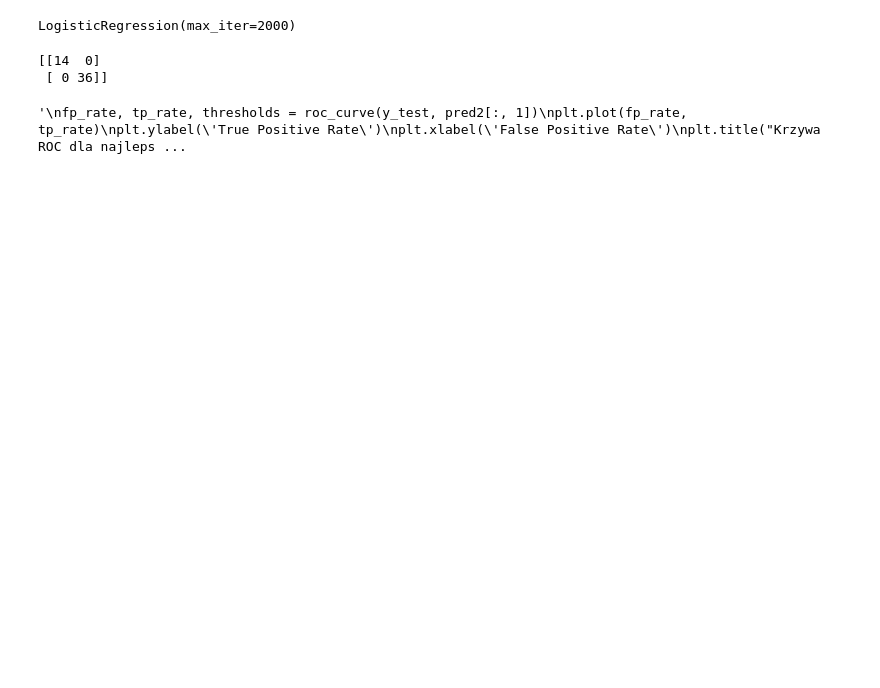
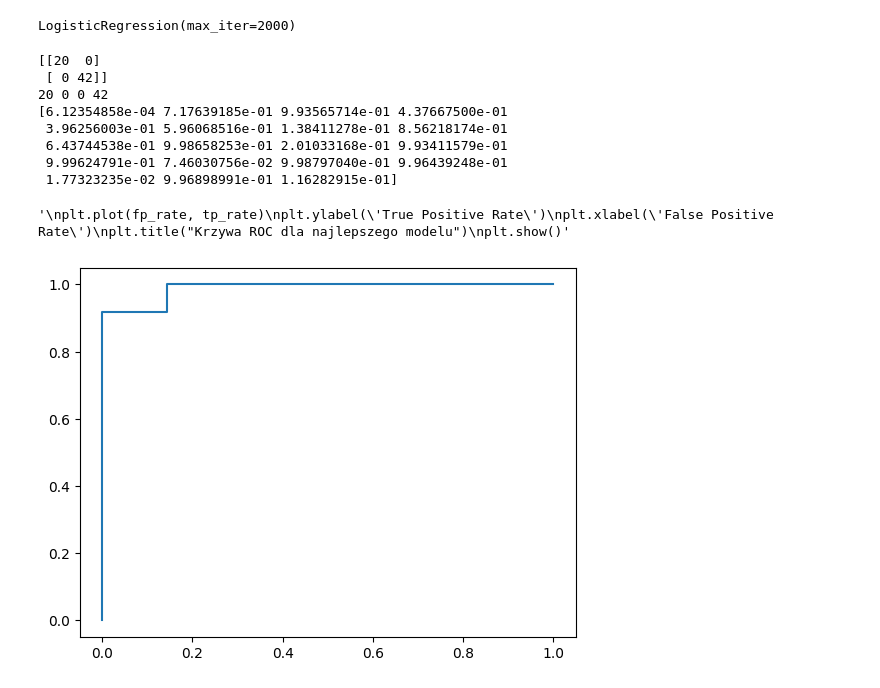
Before and after one commit to kaluznys/uczenie_maszynowe_UW, a Jupyter notebook: praca_domowa_3.ipynb, the cells around one changed output. Saved outputs shown, nothing was run; the diff lists cells and outputs as text; code cells hidden in the pictures; blank space fills up the shorter version.

```diff
--- a/praca_domowa_3.ipynb
+++ b/praca_domowa_3.ipynb
@@ -116,20 +124,39 @@ train_set = pd.DataFrame(X_train, y_train)
 valid_set = pd.DataFrame(X_valid, y_valid)
 log_r = LogisticRegression(max_iter=2000)
 log_r.fit(X_train, y_train)
+
+log_r2 = LogisticRegression(max_iter=2000)
+log_r2.fit(X2_train, y2_train)
 # %% [output]
 LogisticRegression(max_iter=2000)
 # %%
 from sklearn.metrics import roc_curve, roc_auc_score, auc, confusion_matrix
 predicted_classes_logistic = log_r.predict(X_valid)
+pred1 = log_r.predict_proba(X_valid)
+pred2 = log_r2.predict_proba(X2_valid)
+
 print(confusion_matrix(y_valid, predicted_classes_logistic))
+mac_pom = confusion_matrix(y_valid, predicted_classes_logistic)
+tp, fp, fn, tn = mac_pom.ravel()
+print(tp, fp, fn, tn)
+
+fpr, tpr, thresholds = roc_curve(y2_valid, pred2[:,1], pos_label=1)
+plt.plot(fpr,tpr,label="Tree, AUC="+str(round(roc_auc_score(y2_valid, pred2[:,1]), 4)))
+print(pred2[:,1])
 '''
-fp_rate, tp_rate, thresholds = roc_curve(y_test, pred2[:, 1])
 plt.plot(fp_rate, tp_rate)
 plt.ylabel('True Positive Rate')
 plt.xlabel('False Positive Rate')
 plt.title("Krzywa ROC dla najlepszego modelu")
 plt.show()'''
 # %% [output]
-[[14  0]
- [ 0 36]]
+[[20  0]
+ [ 0 42]]
+20 0 0 42
+[6.12354858e-04 7.17639185e-01 9.93565714e-01 4.37667500e-01
+ 3.96256003e-01 5.96068516e-01 1.38411278e-01 8.56218174e-01
+ 6.43744538e-01 9.98658253e-01 2.01033168e-01 9.93411579e-01
+ 9.99624791e-01 7.46030756e-02 9.98797040e-01 9.96439248e-01
+ 1.77323235e-02 9.96898991e-01 1.16282915e-01]
-'\nfp_rate, tp_rate, thresholds = roc_curve(y_test, pred2[:, 1])\nplt.plot(fp_rate, tp_rate)\nplt.ylabel(\'True Positive Rate\')\nplt.xlabel(\'False Positive Rate\')\nplt.title("Krzywa ROC dla najleps ...
+'\nplt.plot(fp_rate, tp_rate)\nplt.ylabel(\'True Positive Rate\')\nplt.xlabel(\'False Positive Rate\')\nplt.title("Krzywa ROC dla najlepszego modelu")\nplt.show()'
+[figure, added]
```
Also changed, not shown: parts of 2 cells of this notebook.
